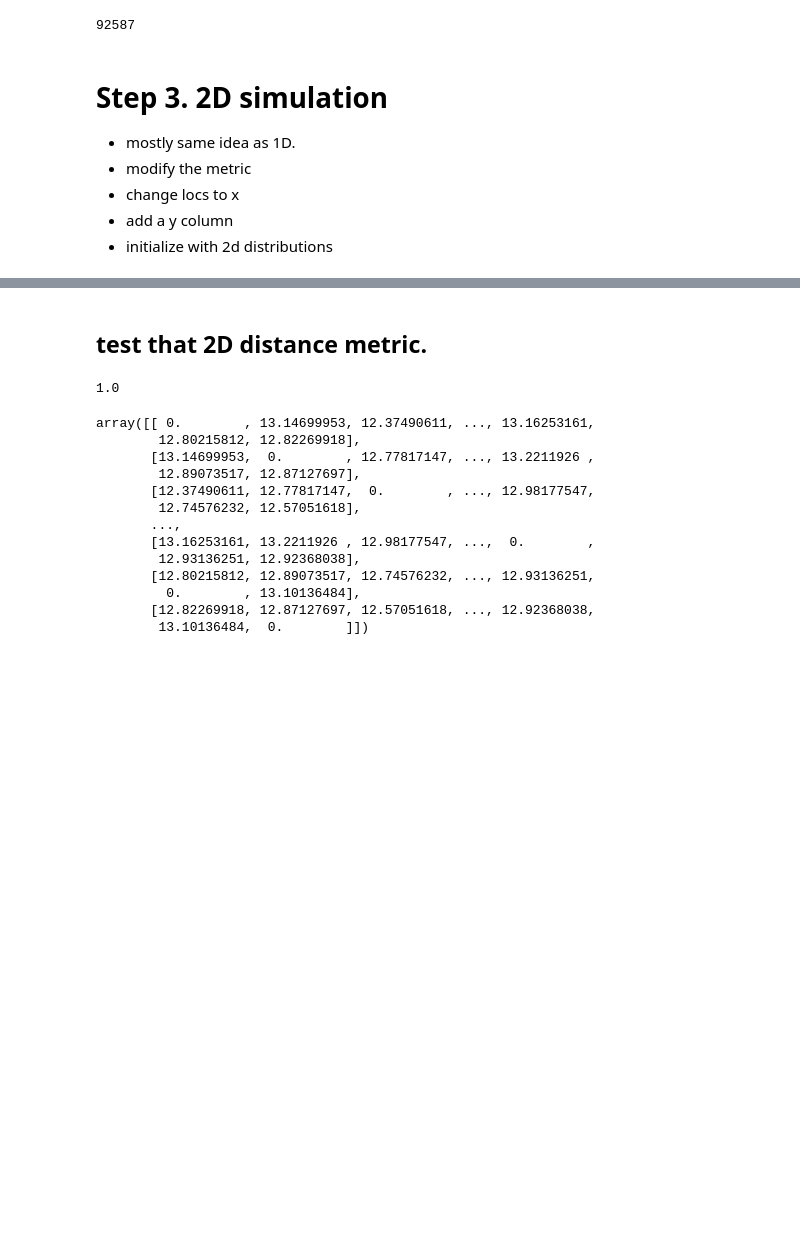
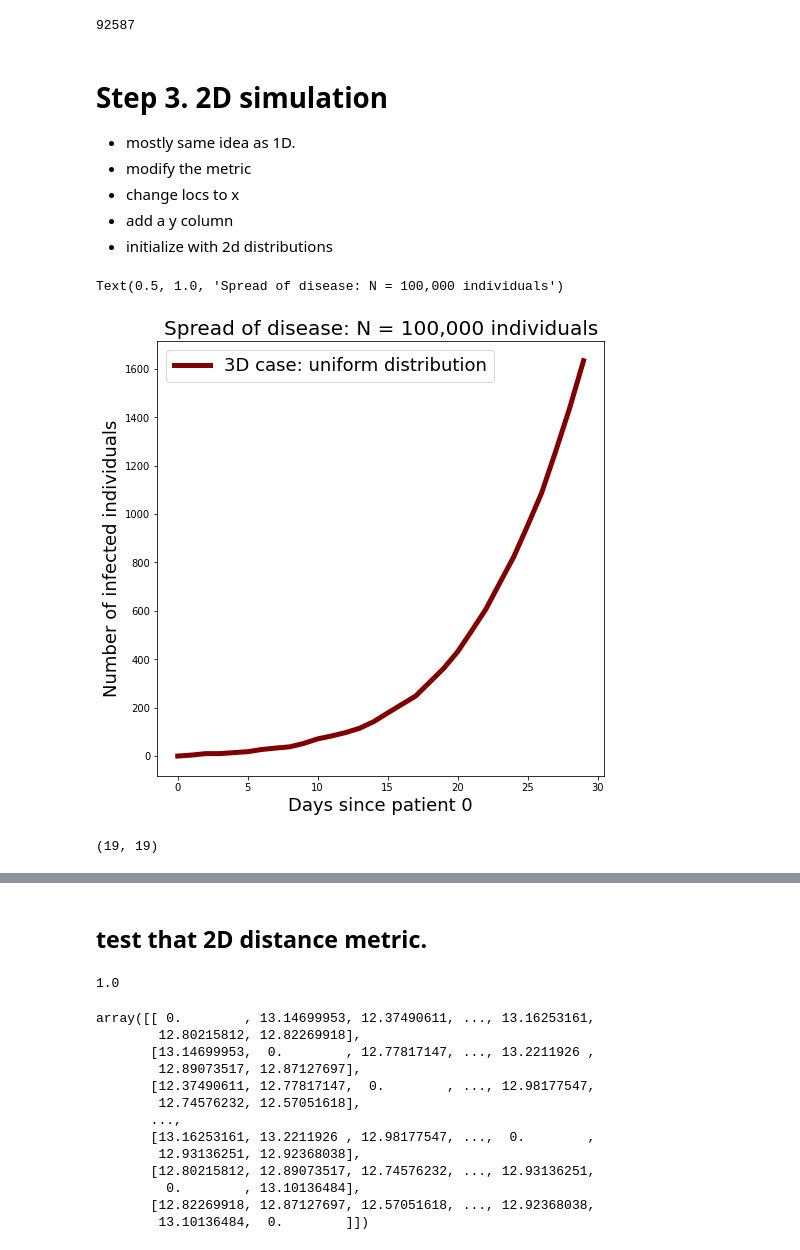
Before and after one commit to arjunsavel/covid-hacks-2020, a Jupyter notebook: Simulation_notebook.ipynb, the cells around one changed output, grey strips where cells are left out. Saved outputs shown, nothing was run; the diff lists cells and outputs as text; code cells hidden in the pictures; blank space fills up the shorter version.

```diff
--- a/Simulation_notebook.ipynb
+++ b/Simulation_notebook.ipynb
@@ -614,7 +615,7 @@ def distance_multiplier2D(df, x1, y1, x2, y2, thresh, power):
     else:
         return 1/pow(dist, power)
 # %%
-def infect2D(df, trans_rate, day_name, thresh, power, distr_matrix):
+def infect2D(df, trans_rate, day_name, thresh, power, dist_matrix):
     """
     Simulates a single day of infection in 1D.
 
@@ -646,20 +647,19 @@ def infect2D(df, trans_rate, day_name, thresh, power, distr_matrix):
         return df
     for i in range(len(infected)): # this is number of rows, right?
         # find distance multiplier between this ind and all others
-        uninfected = df[df[f'infected day {day_name}'] == 1.]
-
+#         uninfected = df[df[f'infected day {day_name}'] == 1.]
         dists = dist_matrix[infected.index[i]] # distances to everything from infected.values[i], loosely
-        f = lambda x:1/pow(x, power) if x > thresh else 1
-        multiplier_col = f(dists)
+        multiplier_col = np.where(dists > thresh, 1/np.power(dists, power), np.ones_like(dists))
         # now get different p values
 
         p = 1 - (multiplier_col * trans_rate)
-
-        infect_col = np.random.binomial(size=len(uninfected), p=p, n=1) # 1 toss
+#         ipdb.set_trace()
+        infect_col = np.random.binomial(size=len(df), p=p, n=1) # 1 toss
 
         # next, create a new column to track this day's number of infected individuals
 
-        df.loc[df[f'infected day {day_name}'] == 1., f'infected day {day_name}'] *= infect_col
+#         df.loc[df[f'infected day {day_name}'] == 1., f'infected day {day_name}'] *= infect_col
+        df.loc[:, f'infected day {day_name}'] *= infect_col
     return df
 # %%
 def simulate2D(N, trans_rate, t_steps, N_initial, thresh, power,
@@ -753,7 +737,7 @@ def simulate2D(N, trans_rate, t_steps, N_initial, thresh, power,
 # %%
-%%time
+# %%time
 
 
-df2D = simulate2D(10000, .1, 30, 1, 2, 3, np.random.uniform, np.random.multivariate_normal,
+df2D = simulate2D(10000, .001, 30, 10, 1., 3, np.random.uniform, np.random.normal,
                   kwargs_for_pop={'low':-10, 'high':10},
                   kwargs_for_infec={'loc': 1, 'scale': 2})
@@ -769,0 +744,20 @@ def initialize_pop_2d(N, distrib, **kwargs):
+# %%
+plt.figure(figsize=(8,8))
+infections2D = np.array([df2D[col].sum() for col in df2D.columns if 'infected day' in col])
+plt.plot(np.arange(len(infections2D)), 10000 - infections2D, lw=5, color='maroon',
+         linestyle='-', label='3D case: uniform distribution')
+# plt.plot(np.arange(len(infections)), 10000 - infections, lw=5, color='maroon',
+#         linestyle='--', label='0D case')
+plt.xlabel('Days since patient 0', fontsize=18)
+plt.ylabel('Number of infected individuals', fontsize=18)
+plt.legend(fontsize=18)
+plt.title('Spread of disease: N = 100,000 individuals', fontsize=20)
+# plt.xscale('log')
+# plt.yscale('log')
+# %% [output]
+Text(0.5, 1.0, 'Spread of disease: N = 100,000 individuals')
+[figure, added]
+# %%
+np.shape(Y)
+# %% [output]
+(19, 19)
```
Also changed, not shown: parts of 22 cells of this notebook.
